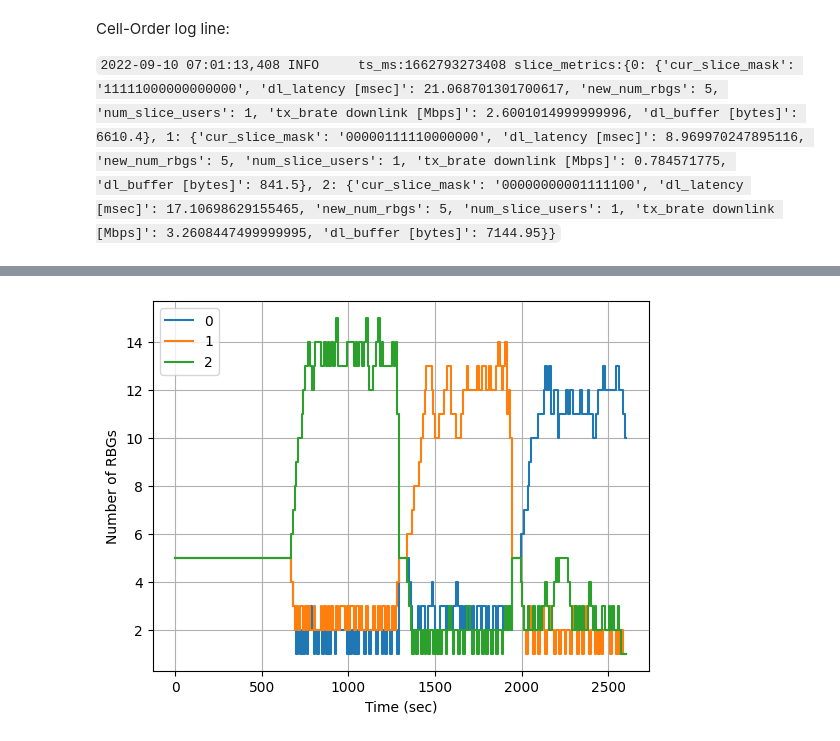
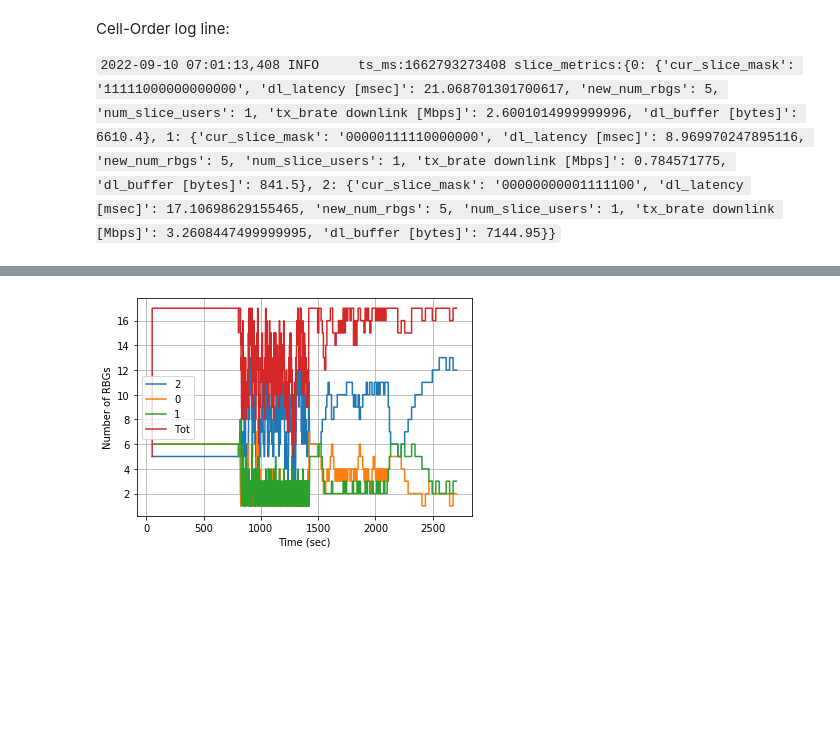
Before and after one commit to serhatarslan-hub/cell-order, a Jupyter notebook: analysis/cell-order-log-analysis.ipynb, the cells around one changed output, grey strips where cells are left out. Drawn from its saved outputs; the diff is of its cells as text; code cells hidden in the pictures; blank space fills up the shorter version.

Commit message:
plot figures based on the SLA period

```diff
--- a/analysis/cell-order-log-analysis.ipynb
+++ b/analysis/cell-order-log-analysis.ipynb
@@ -13,11 +13,12 @@ LINESTYLE = (0,(4,4))
 LINEWIDTH = 2.5
 SAVE_FIG = False
 
-RESERVATION = 'RES129065'
-
 CELL_ORDER_RE_PATTERN = ".*ts_ms:(?P<ts>\d*) slice_metrics:(?P<metrics_dict>.*)"
 
+RESERVATION = 'RES129056'
 cell_order_log_filename = '../data/cell-order-' + RESERVATION + '.log'
+
+SLA_PERIOD = 30 # seconds over which the SLAs are negotiated
 # %% [markdown]
 Cell-Order log line:
 
@@ -139,23 +172,31 @@ plt.show()
 # %%
 plt.figure()
 
 for s_idx, metrics in data.items():
-    plt.step(metrics['ts_sec'], metrics['n_rbgs'],
+    plt.step(metrics['raw_ts_sec'], metrics['raw_n_rbgs'],
              label=s_idx, where='pre')
 
-# cum_n_rbgs = np.zeros_like(data[list(data)[0]]['n_rbgs'])
-# for s_idx, metrics in data.items():
-#     cum_n_rbgs += metrics['n_rbgs']
-# plt.step(data[list(data)[0]]['ts_sec'], cum_n_rbgs, label='Tot', where='pre')
+cum_n_rbgs = np.zeros_like(data[list(data)[0]]['raw_n_rbgs'])
+ts_cum_n_rbgs = data[list(data)[0]]['raw_ts_sec']
+for s_idx, metrics in data.items():
+    cur_n_rbgs = metrics['raw_n_rbgs']
+    len_diff = len(cur_n_rbgs) - len(cum_n_rbgs)
+    if (len_diff > 0):
+        cum_n_rbgs = np.append(np.zeros(len_diff).astype(int), cum_n_rbgs)
+        ts_cum_n_rbgs = metrics['raw_ts_sec']
+    elif (len_diff < 0):
+        cur_n_rbgs = np.append(np.zeros(-1*len_diff).astype(int), cur_n_rbgs)
+    cum_n_rbgs += cur_n_rbgs
+plt.step(ts_cum_n_rbgs, cum_n_rbgs, label='Tot', where='pre')
 
 plt.xlabel('Time (sec)')
 plt.ylabel('Number of RBGs')
 plt.legend()
 plt.grid()
 
 if SAVE_FIG:
     plt.savefig('../outputs/' + RESERVATION + '_rbgs.png')
 
 plt.show()
 # %% [output]
-[figure, old version]
+[figure, new version]
```
Also changed, not shown: parts of 6 cells of this notebook, 4 other files.
